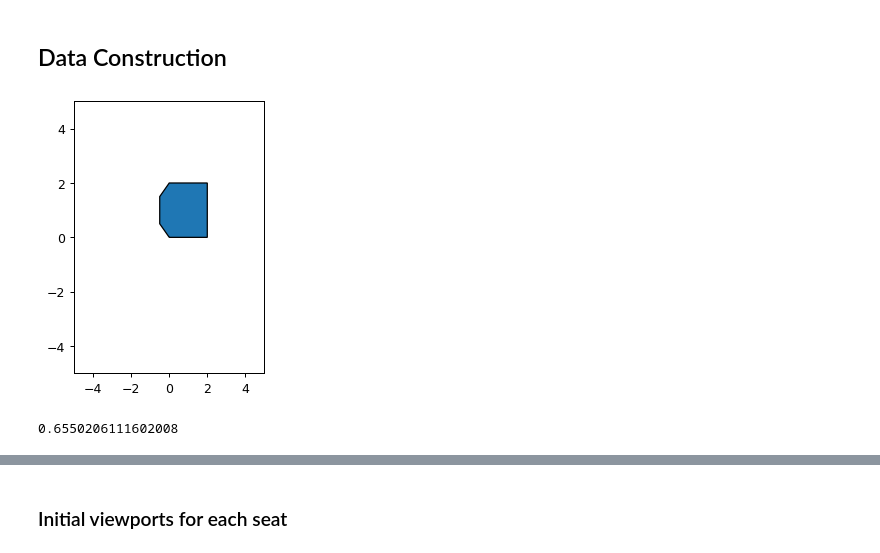
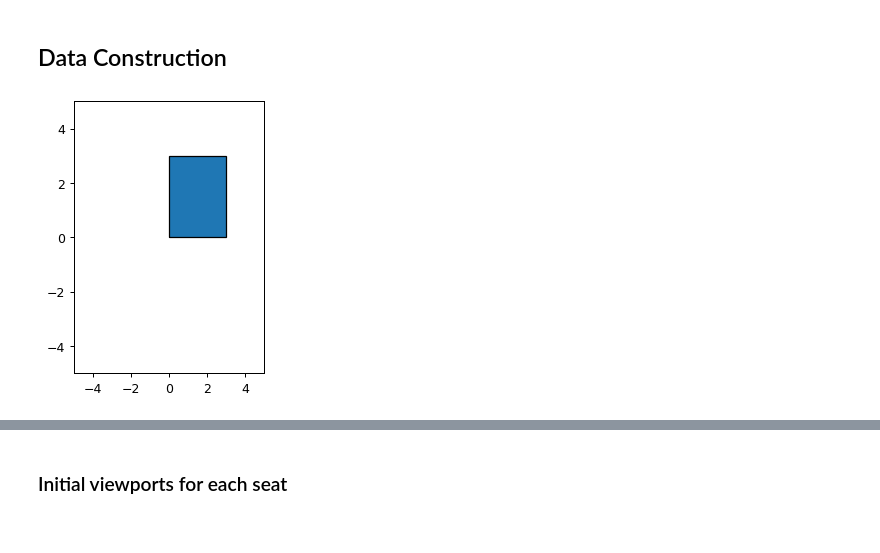
Before and after one commit to Suhas7/mas-tables, a Jupyter notebook: Round1.ipynb, the cells around one changed output, grey strips where cells are left out. Drawn from its saved outputs; the diff is of its cells as text; code cells hidden in the pictures.

```diff
--- a/Round1.ipynb
+++ b/Round1.ipynb
@@ -28,7 +28,7 @@ class Seat:
         self.degValX=list()
         self.degValY=list()
         self.deltTheta=0
-    def __compute_view_value__(self,ang,seat):
+    def __compute_view_value__(self,ang,seat,candidate):
         from math import sqrt, sin, cos, atan, radians, degrees
         #Rotate based on self perspective
         other_theta = (seat.currTheta + 90-ang)%360
@@ -53,16 +53,18 @@ class Seat:
         if incidence>180: incidence=360-incidence
         lam_incidence=1-incidence/150
         #Scale by friendship factor
-        ff = self.assignee.relationships[seat.assignee.ID]
+        ff=1
+        if seat.assignee!=None and candidate!=None: ff = candidate.relationships[seat.assignee.ID]
         return other_dist*deltang*lam_incidence*ff
-    def gradePosition(self, Seats, thetaOff=0):
+    def gradePosition(self, Seats, thetaOff=0, candidate=None):
+        if candidate==None and self.assignee!=None: candidate=self.assignee
         theta=self.currTheta+thetaOff
         score = 0
         for deg in range(-80,81):
             currScore=0
             for seat in Seats.values():
                 if seat.ID!=self.ID:
-                    currScore += (self.__compute_view_value__((theta+deg)%360,seat))
+                    currScore += (self.__compute_view_value__((theta+deg)%360,seat,candidate))
             self.degVal[deg]=currScore
             score+=currScore*(150-abs(deg))/150
         return score/160
@@ -93,17 +95,17 @@ class Person:
         self.ID=ID
         self.seat = None
         self.relationships=dict()
-    def generateRelationships(self,seats):
-        if self.ID==5: #outcast
-            for k,i in seats.items():
+    def generateRelationships(self,people):
+        if self.ID==3: #outcast
+            for k,i in people.items():
                 if i.ID!=self.ID:
                     self.relationships[i.ID] = .6
-                    i.assignee.relationships[self.ID] = .4
+                    i.relationships[self.ID] = .4
         else:
-            for k,i in seats.items():
+            for k,i in people.items():
                 if i.ID!=self.ID:
                     self.relationships[i.ID] = rd.gauss(1,.2)
-                    i.assignee.relationships[self.ID] = self.relationships[i.ID]+rd.gauss(0,.07)
+                    i.relationships[self.ID] = self.relationships[i.ID]+rd.gauss(0,.07)
     def assignSeat(self,seat):
         self.seat = seat
         seat.assignee=self
@@ -112,31 +114,23 @@ class Person:
 # %%
 #Pull in data for a particular table
 datasets = json.loads(open("table_data.json",'r').read())
-table = 'hex'
+table = 'picnic'
 N = len(datasets[table].keys())
 seats = {int(k):Seat(int(k),v[0],v[1],v[2]) for k,v in datasets[table].items()}
 people = {int(k):Person(k) for k in seats.keys()}
-for ID, st in seats.items():
-    people[ID].assignSeat(st)
-for ID, st in seats.items():
-    st.assignee.generateRelationships(seats)
+for k,person in people.items():
+    person.generateRelationships(people)
 
 #Plot Table
 fig = plt.figure(5, dpi=90)
 ax = fig.add_subplot(121)
 coords = list((seat.x,seat.y) for l,seat in seats.items())
 polygon = Polygon(coords)
 if polygon.is_valid==False: polygon=polygon.convex_hull #todo concavity is tough
 patch = PolygonPatch(polygon)
 ax.add_patch(patch)
 plt.xlim(-5,5)
 plt.ylim(-5,5)
 fig.show()
 # %% [output]
-[figure, old version]
+[figure, new version]
-# %%
-a=0
-b=2
-seats[a].__compute_view_value__((seats[a].theta+0)%360,seats[b])
-# %% [output]
-0.6550206111602008
```
Also changed, not shown: parts of 6 cells of this notebook, 1 other file.
